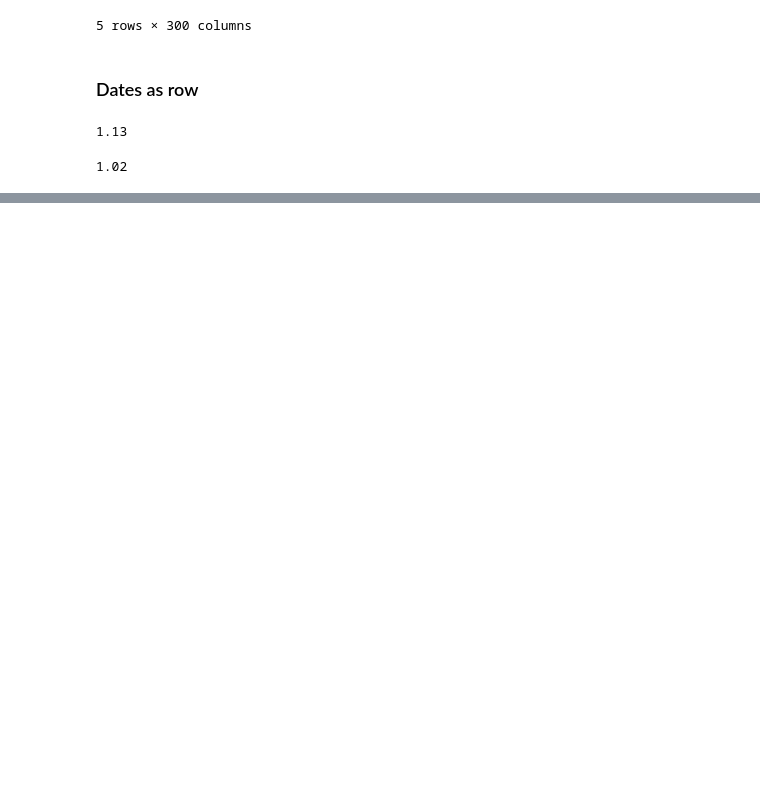
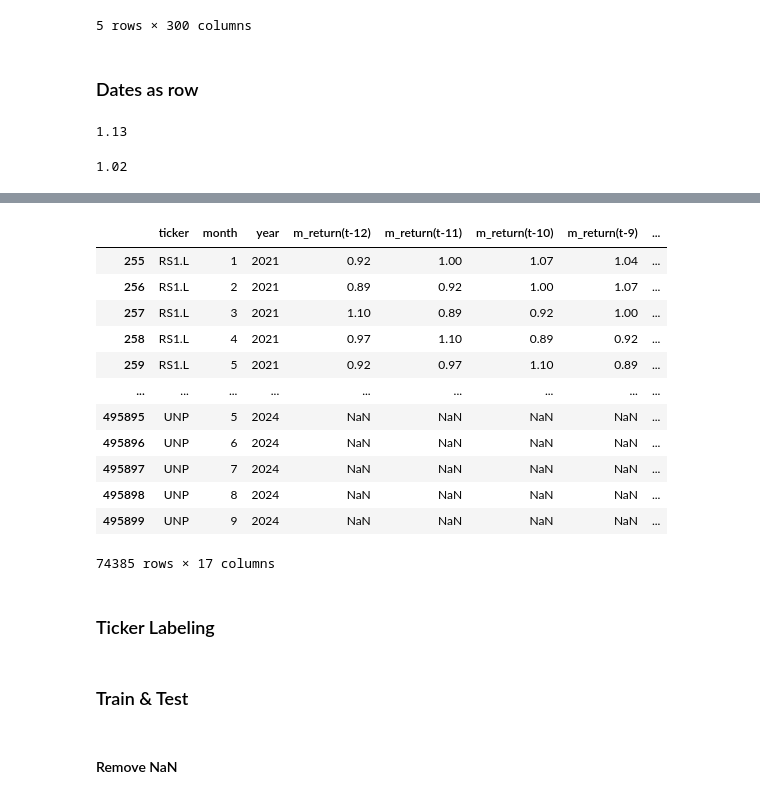
Before and after one commit to Herb-sh/sustainability_portfolio_optimisation, a Jupyter notebook: notebooks/4. models/4.1. train_test_split/train_test_tabular_2D.ipynb, the cells around one changed output, grey strips where cells are left out. Drawn from its saved outputs; the diff is of its cells as text; code cells hidden in the pictures; blank space fills up the shorter version.

```diff
--- a/notebooks/4. models/4.1. train_test_split/train_test_tabular_2D.ipynb
+++ b/notebooks/4. models/4.1. train_test_split/train_test_tabular_2D.ipynb
@@ -125,0 +141,18 @@ df_tabular
+# %%
+df_tabular.loc[df_tabular['year'] >= 2021]
+# %% [output]
+|  | ticker | month | year | m_return(t-12) | m_return(t-11) | m_return(t-10) | m_return(t-9) | ... |
+| 255 | RS1.L | 1 | 2021 | 0.92 | 1.00 | 1.07 | 1.04 | ... |
+| 256 | RS1.L | 2 | 2021 | 0.89 | 0.92 | 1.00 | 1.07 | ... |
+| 257 | RS1.L | 3 | 2021 | 1.10 | 0.89 | 0.92 | 1.00 | ... |
+| 258 | RS1.L | 4 | 2021 | 0.97 | 1.10 | 0.89 | 0.92 | ... |
+| 259 | RS1.L | 5 | 2021 | 0.92 | 0.97 | 1.10 | 0.89 | ... |
+| ... | ... | ... | ... | ... | ... | ... | ... | ... |
+| 495895 | UNP | 5 | 2024 | NaN | NaN | NaN | NaN | ... |
+| 495896 | UNP | 6 | 2024 | NaN | NaN | NaN | NaN | ... |
+| 495897 | UNP | 7 | 2024 | NaN | NaN | NaN | NaN | ... |
+| 495898 | UNP | 8 | 2024 | NaN | NaN | NaN | NaN | ... |
+| 495899 | UNP | 9 | 2024 | NaN | NaN | NaN | NaN | ... |
+74385 rows × 17 columns
+# %% [markdown]
+### Ticker Labeling
@@ -126 +163,3 @@ df_tabular
+# %% [markdown]
+### Train & Test
 # %%
@@ -129,0 +167,2 @@ train, test = df[:train_size], df[train_size:]
+# %% [markdown]
+#### Remove NaN
```
Also changed, not shown: parts of 10 cells of this notebook, 1 other file.
